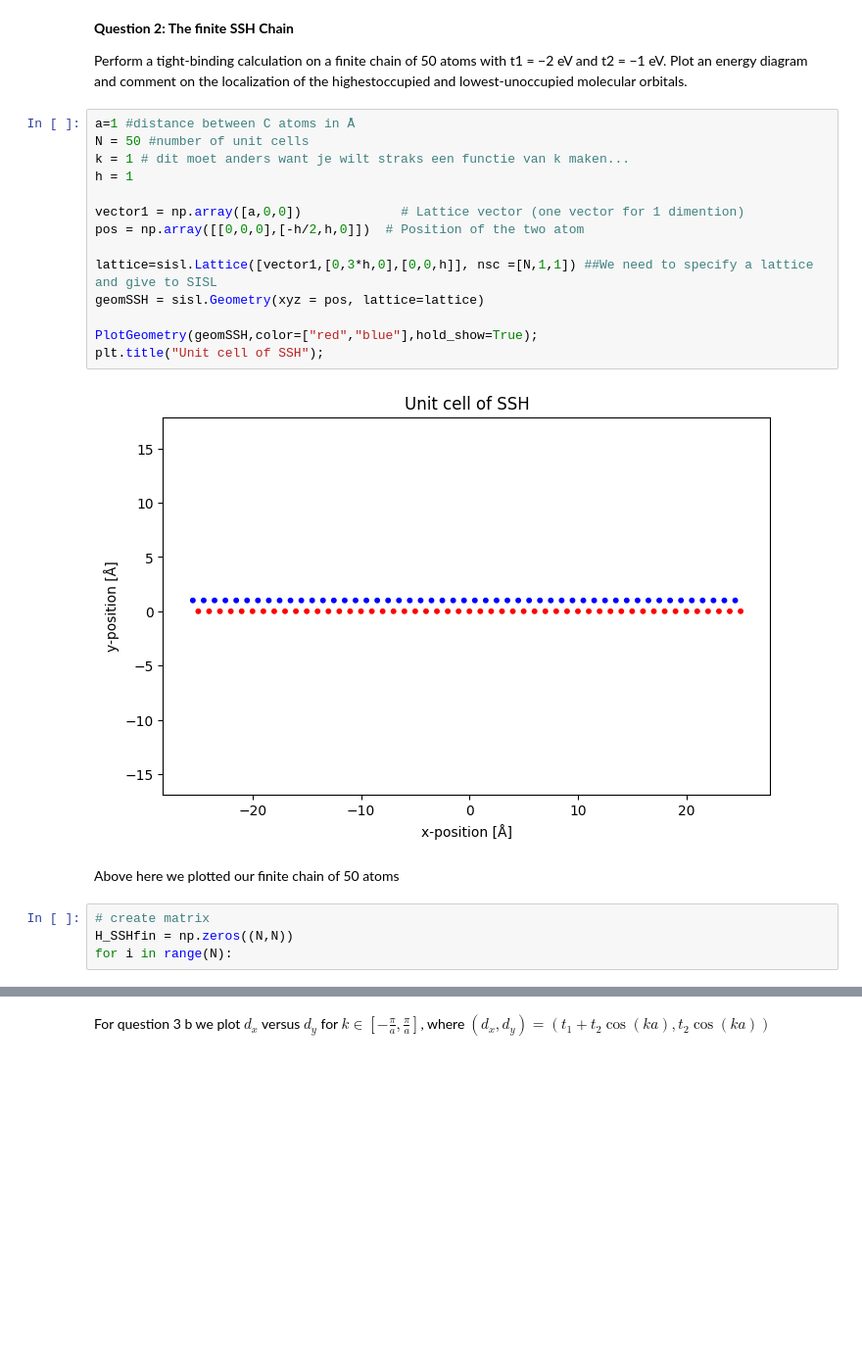
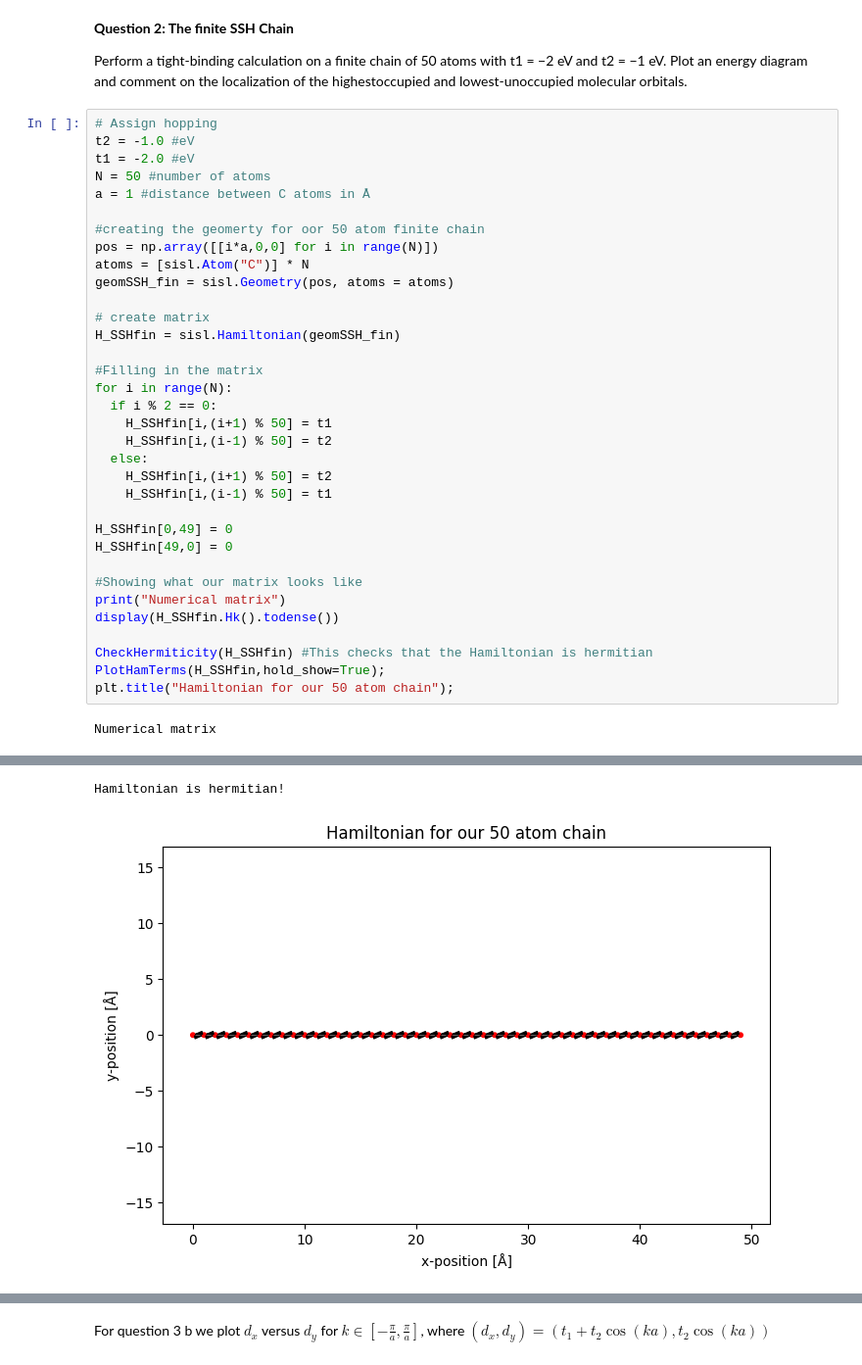
Before and after one commit to CasSteur/numeriek-hand-in-1, a Jupyter notebook: SOM_handin2_2.ipynb, the cells around one changed output, grey strips where cells are left out. Shown at 98% size. Saved outputs shown, nothing was run; the diff lists cells and outputs as text; blank space fills up the shorter version.

```diff
--- a/SOM_handin2_2.ipynb
+++ b/SOM_handin2_2.ipynb
@@ -97,25 +101,39 @@ plot_bands(bands2,bandcolor=["blue","red"]);
 
 Perform a tight-binding calculation on a finite chain of 50 atoms with t1 = −2 eV and
 t2 = −1 eV. Plot an energy diagram and comment on the localization of the highestoccupied and lowest-unoccupied molecular orbitals.
-# %%
-a=1 #distance between C atoms in Å
-N = 50 #number of unit cells
-k = 1 # dit moet anders want je wilt straks een functie van k maken...
-h = 1
-
-vector1 = np.array([a,0,0])             # Lattice vector (one vector for 1 dimention)
-pos = np.array([[0,0,0],[-h/2,h,0]])  # Position of the two atom
-
-lattice=sisl.Lattice([vector1,[0,3*h,0],[0,0,h]], nsc =[N,1,1]) ##We need to specify a lattice and give to SISL
-geomSSH = sisl.Geometry(xyz = pos, lattice=lattice)
-
-PlotGeometry(geomSSH,color=["red","blue"],hold_show=True);
-plt.title("Unit cell of SSH");
-# %% [output]
-[figure, removed]
-# %% [markdown]
-Above here we plotted our finite chain of 50 atoms
-# %%
-# create matrix
-H_SSHfin = np.zeros((N,N))
-for i in range(N):
+# %%
+# Assign hopping
+t2 = -1.0 #eV
+t1 = -2.0 #eV
+N = 50 #number of atoms
+a = 1 #distance between C atoms in Å
+
+#creating the geomerty for oor 50 atom finite chain
+pos = np.array([[i*a,0,0] for i in range(N)])
+atoms = [sisl.Atom("C")] * N
+geomSSH_fin = sisl.Geometry(pos, atoms = atoms)
+
+# create matrix
+H_SSHfin = sisl.Hamiltonian(geomSSH_fin)
+
+#Filling in the matrix
+for i in range(N):
+  if i % 2 == 0:
+    H_SSHfin[i,(i+1) % 50] = t1
+    H_SSHfin[i,(i-1) % 50] = t2
+  else:
+    H_SSHfin[i,(i+1) % 50] = t2
+    H_SSHfin[i,(i-1) % 50] = t1
+
+H_SSHfin[0,49] = 0
+H_SSHfin[49,0] = 0
+
+#Showing what our matrix looks like
+print("Numerical matrix")
+display(H_SSHfin.Hk().todense())
+
+CheckHermiticity(H_SSHfin) #This checks that the Hamiltonian is hermitian
+PlotHamTerms(H_SSHfin,hold_show=True);
+plt.title("Hamiltonian for our 50 atom chain");
+# %% [output]
+Numerical matrix
@@ -121,0 +147,2 @@ for i in range(N):
+Hamiltonian is hermitian!
+[figure, added]
```
Also changed, not shown: parts of 7 cells of this notebook.
